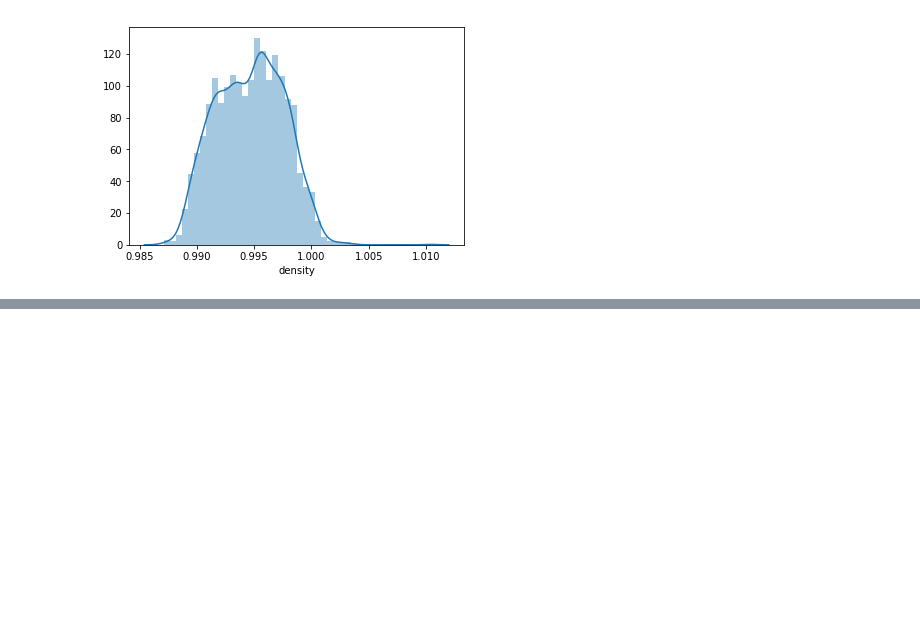
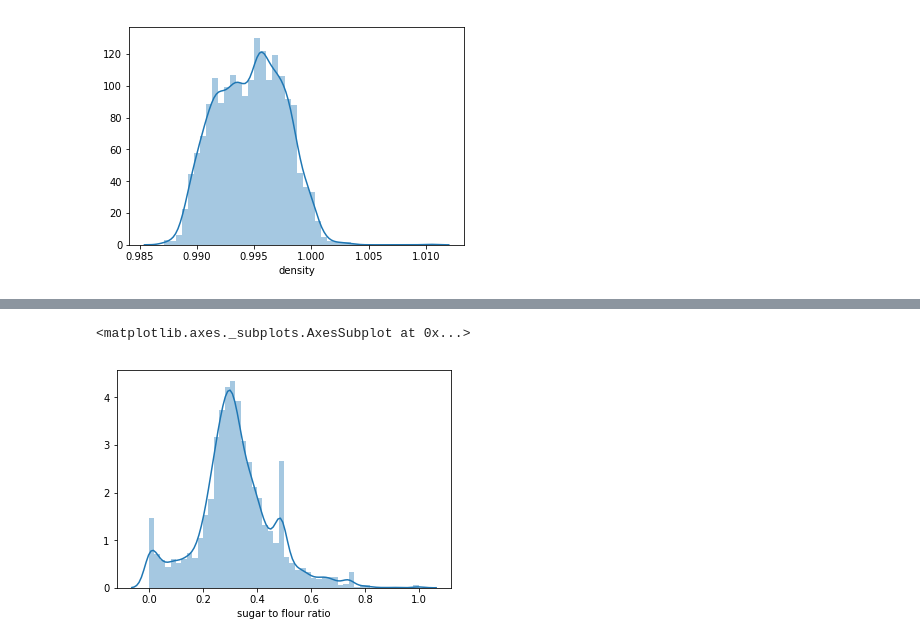
Before and after one commit to alvarofc/DatathonIH, a Jupyter notebook: Drop_outliers.ipynb, the cells around one changed output, grey strips where cells are left out. Drawn from its saved outputs; the diff is of its cells as text; code cells hidden in the pictures; blank space fills up the shorter version.

```diff
--- a/Drop_outliers.ipynb
+++ b/Drop_outliers.ipynb
@@ -90,0 +118,7 @@ sns.distplot(cookies['density'])
+# %%
+cookies = cookies[cookies['sugar to flour ratio'] < 1.2]
+# %%
+sns.distplot(cookies['sugar to flour ratio'])
+# %% [output]
+<matplotlib.axes._subplots.AxesSubplot at 0x...>
+[figure, added]
```
Also changed, not shown: parts of 6 cells of this notebook.
